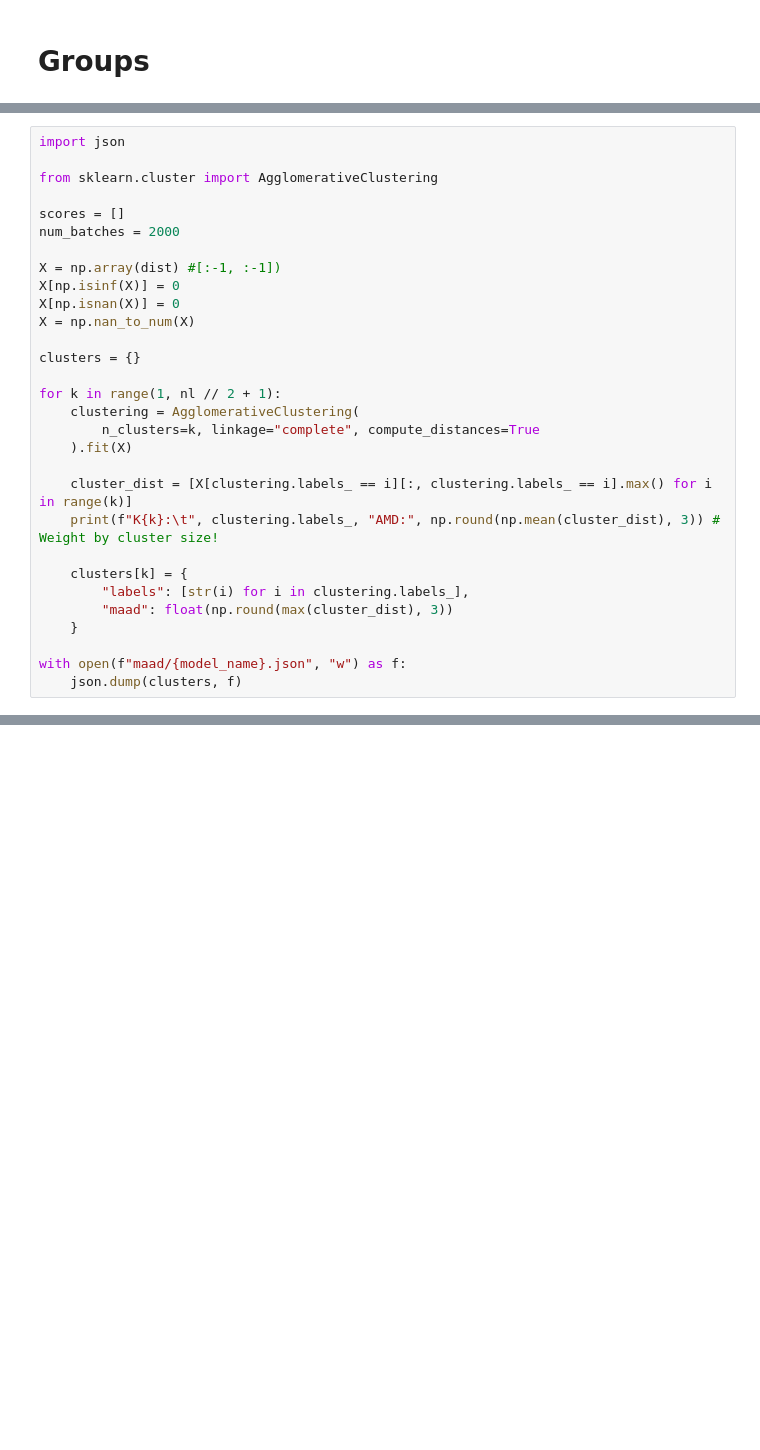
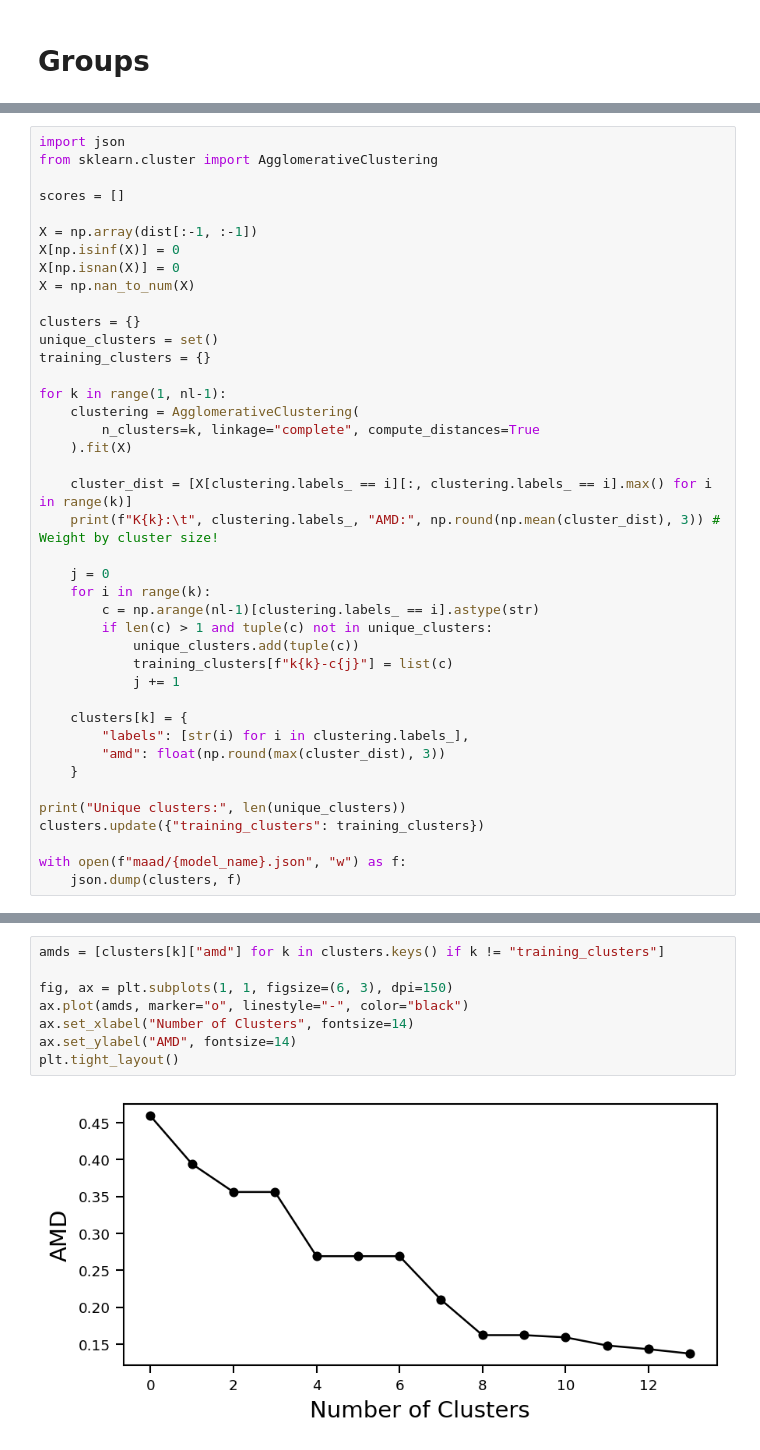
Before and after one commit to ghidav/group-sae, a Jupyter notebook: groups/plots.ipynb, the cells around one changed output, grey strips where cells are left out. Saved outputs shown, nothing was run; the diff lists cells and outputs as text; blank space fills up the shorter version.

```diff
--- a/groups/plots.ipynb
+++ b/groups/plots.ipynb
@@ -69,19 +69,19 @@ plt.savefig(f"img/{model_name}_{n_tokens}.pdf", dpi=300, bbox_inches="tight")
 # %%
 import json
-
 from sklearn.cluster import AgglomerativeClustering
 
 scores = []
-num_batches = 2000
 
-X = np.array(dist) #[:-1, :-1])
+X = np.array(dist[:-1, :-1])
 X[np.isinf(X)] = 0
 X[np.isnan(X)] = 0
 X = np.nan_to_num(X)
 
 clusters = {}
+unique_clusters = set()
+training_clusters = {}
 
-for k in range(1, nl // 2 + 1):
+for k in range(1, nl-1):
     clustering = AgglomerativeClustering(
         n_clusters=k, linkage="complete", compute_distances=True
     ).fit(X)
@@ -89,10 +89,21 @@ for k in range(1, nl // 2 + 1):
     cluster_dist = [X[clustering.labels_ == i][:, clustering.labels_ == i].max() for i in range(k)]
     print(f"K{k}:\t", clustering.labels_, "AMD:", np.round(np.mean(cluster_dist), 3)) # Weight by cluster size!
 
+    j = 0
+    for i in range(k):
+        c = np.arange(nl-1)[clustering.labels_ == i].astype(str)
+        if len(c) > 1 and tuple(c) not in unique_clusters:
+            unique_clusters.add(tuple(c))
+            training_clusters[f"k{k}-c{j}"] = list(c)
+            j += 1
+
     clusters[k] = {
         "labels": [str(i) for i in clustering.labels_],
-        "maad": float(np.round(max(cluster_dist), 3))
+        "amd": float(np.round(max(cluster_dist), 3))
     }
+
+print("Unique clusters:", len(unique_clusters))
+clusters.update({"training_clusters": training_clusters})
 
 with open(f"maad/{model_name}.json", "w") as f:
     json.dump(clusters, f)
@@ -105,0 +126,10 @@ K6:      [0 0 0 2 2 3 3 1 1 4 4 5] AMD: 0.193
+# %%
+amds = [clusters[k]["amd"] for k in clusters.keys() if k != "training_clusters"]
+
+fig, ax = plt.subplots(1, 1, figsize=(6, 3), dpi=150)
+ax.plot(amds, marker="o", linestyle="-", color="black")
+ax.set_xlabel("Number of Clusters", fontsize=14)
+ax.set_ylabel("AMD", fontsize=14)
+plt.tight_layout()
+# %% [output]
+[figure, added]
```
Also changed, not shown: parts of 3 cells of this notebook, 1 other file.
